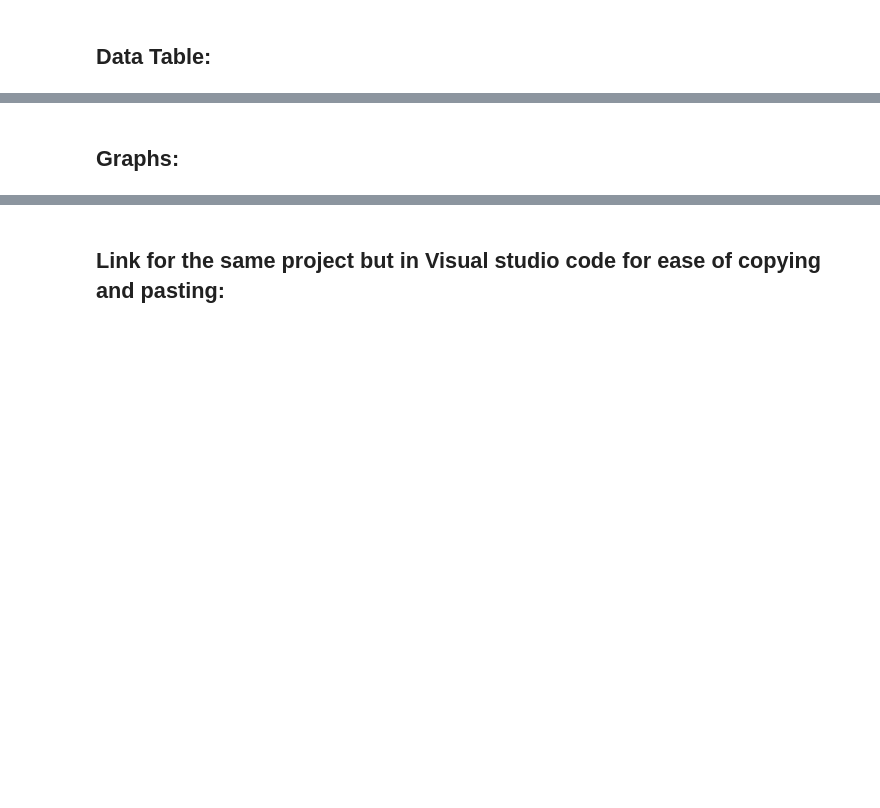
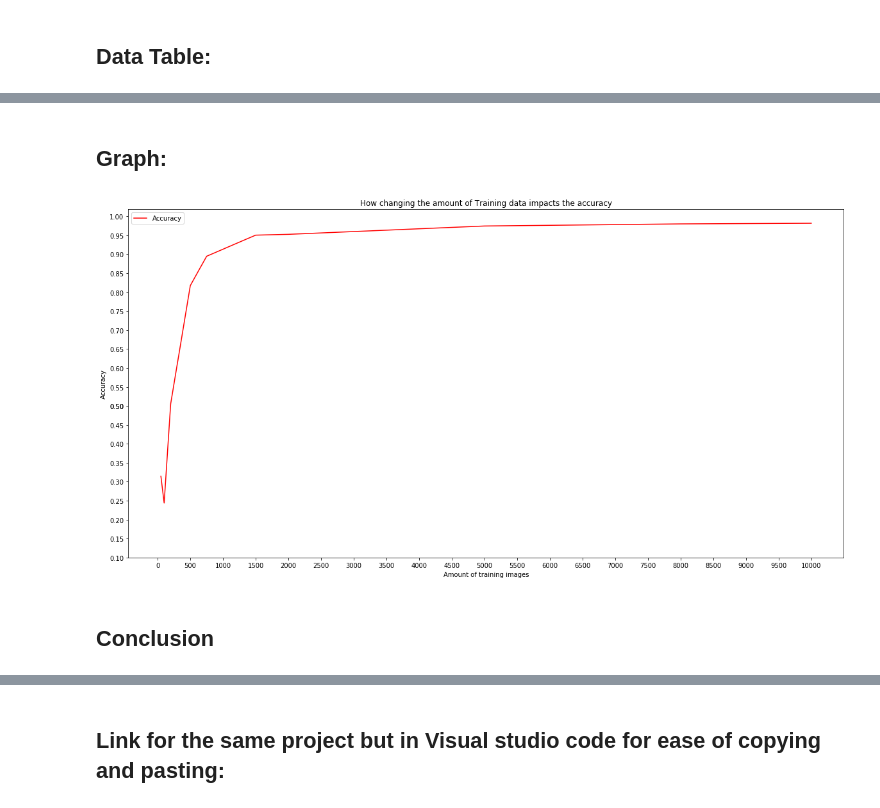
Before and after one commit to Harshith0307/Machine_Learning, a Jupyter notebook: Handwritten Digits classification IRP 2020 - Harshith Renukaprasad.ipynb, the cells around one changed output, grey strips where cells are left out. Drawn from its saved outputs; the diff is of its cells as text; code cells hidden in the pictures; blank space fills up the shorter version.

```diff
--- a/Handwritten Digits classification IRP 2020 - Harshith Renukaprasad.ipynb
+++ b/Handwritten Digits classification IRP 2020 - Harshith Renukaprasad.ipynb
@@ -137,7 +140,10 @@ This function is what sets up a model(convolutional neural network), and trains
 summary_values = {}
 
 #Takes increasingly more images to increase the accuracy
-training_sets = [100, 200, 500, 750, 1500, 2000, 5000, 6000, 10000, 20000, 40000, 50000]
+training_sets = [50, 100, 200, 500, 750, 1500, 2000, 5000, 6000, 8000, 10000]
+j = 0
+column_names = ["Amount of Training images", "Accuracy"]
+df = pd.DataFrame(columns = column_names, index = [1, 2, 3, 4, 5, 6, 7, 8, 9, 10, 11])
 
 for test_per in training_sets:
     training_per = 1- (test_per/60000) #calculation is giving the test percentage
@@ -147,5 +153,10 @@ for test_per in training_sets:
     x_train, y_train, x_test, y_test = prepare_input(x_train, y_train, x_test, y_test)
     score = setup_model(x_train, y_train, x_test, y_test)
     summary_values[x_train.shape] = {test_per/100, score[0], score[1]}
+    i = [1, 2, 3, 4, 5, 6, 7, 8, 9, 10, 11, 12]
+    new_data_list = [test_per, score[1]]
+    df.loc[i[j]] = new_data_list
+    j += 1
+
 
 print(summary_values)
@@ -156,2 +200,12 @@ This is the final step for this project and does not involve much. The three mai
 # %% [markdown]
-## Graphs:
+## Graph:
+# %%
+#Line Graph
+line_graph = df.plot(kind='line',x='Amount of Training images',y='Accuracy',color='red',  xticks=[0,500,1000,1500,2000,2500,3000,3500,4000,4500,5000,5500,6000,6500,7000,7500,8000,8500,9000,9500,10000],
+        yticks=[0.5,0.10,0.15,0.20,0.25,0.30,0.35,0.40,0.45,0.50,0.55,0.60,0.65,0.70,0.75,0.80,0.85,0.90,0.95,1.00], figsize=(20,10))
+line_graph.set(title="How changing the amount of Training data impacts the accuracy", xlabel="Amount of training images", ylabel="Accuracy")
+plt.show()
+# %% [output]
+[figure, added]
+# %% [markdown]
+## Conclusion
```
Also changed, not shown: parts of 9 cells of this notebook.
